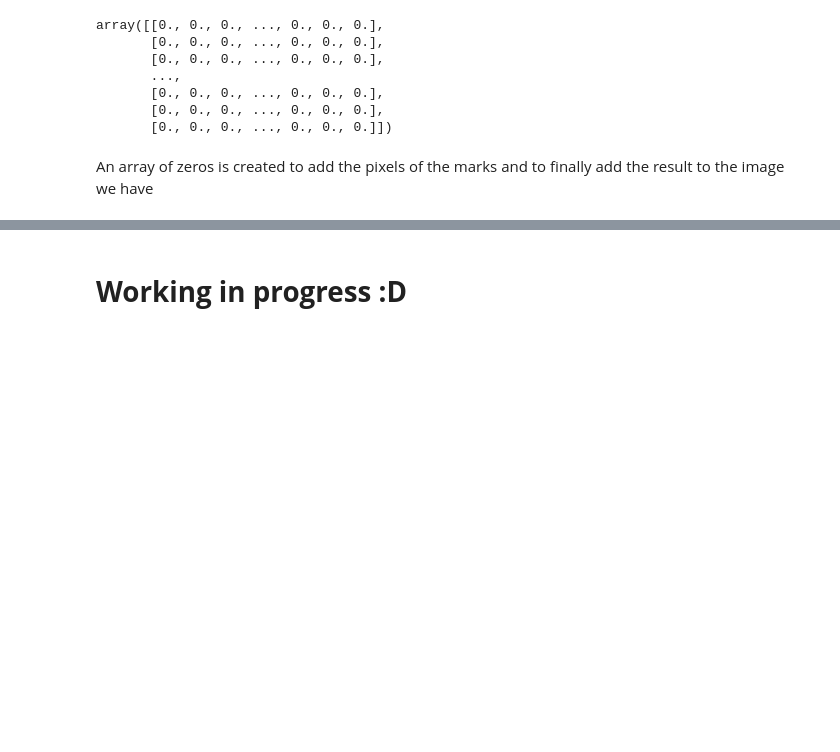
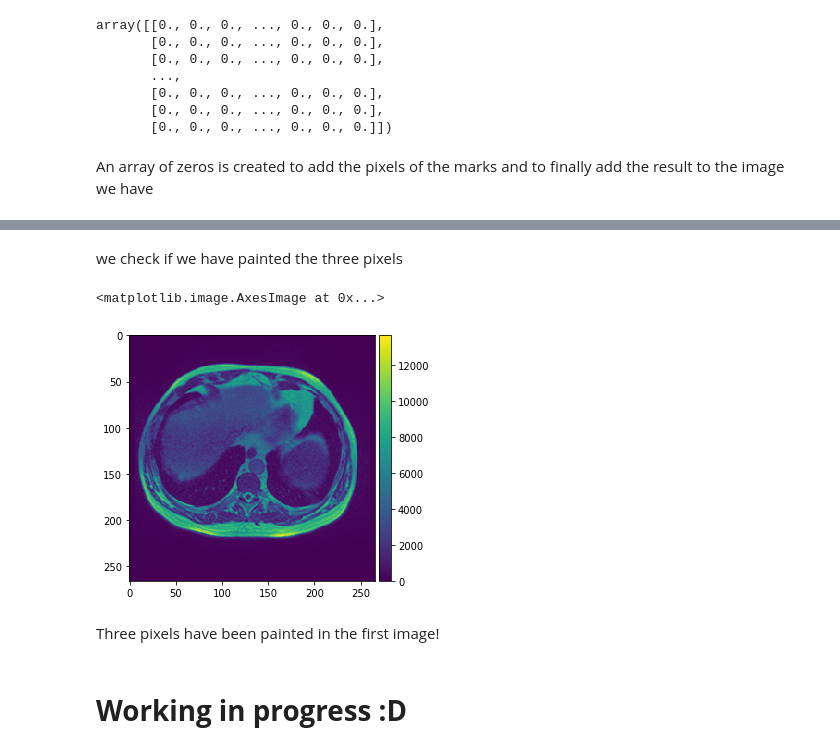
Before and after one commit to p3p31v/UW-Madison-GI, a Jupyter notebook: uw-madison-gi-track-data-analysis.ipynb, the cells around one changed output, grey strips where cells are left out. Drawn from its saved outputs; the diff is of its cells as text; code cells hidden in the pictures; blank space fills up the shorter version.

```diff
--- a/uw-madison-gi-track-data-analysis.ipynb
+++ b/uw-madison-gi-track-data-analysis.ipynb
@@ -157,7 +157,8 @@ io.imshow(array)
 <matplotlib.image.AxesImage at 0x...>
 [figure]
 # %%
-np.zeros((266,266))
+masks = np.zeros((266,266))
+masks
 # %% [output]
 array([[0., 0., 0., ..., 0., 0., 0.],
        [0., 0., 0., ..., 0., 0., 0.],
@@ -168,3 +169,8 @@ array([[0., 0., 0., ..., 0., 0., 0.],
        [0., 0., 0., ..., 0., 0., 0.]])
 # %% [markdown]
 An array of zeros is created to add the pixels of the marks and to finally add the result to the image we have
+# %%
+col =int(int(segmentation[0][0])/266)
+
+row = int(segmentation[0][0])-266*(col)
+print(col,row)
@@ -170,0 +181,7 @@ An array of zeros is created to add the pixels of the marks and to finally add t
+# %%
+for i in range(int(segmentation[0][1])):
+    masks[row][col]=255 - masks[row][col]
+    if row ==266:
+        col = col + 1
+        row = 0
+    row = row + 1
@@ -170,0 +194,2 @@ An array of zeros is created to add the pixels of the marks and to finally add t
+# %%
+image_mask = image_0 - masks
@@ -171,2 +216,11 @@ An array of zeros is created to add the pixels of the marks and to finally add t
+# %% [markdown]
+we check if we have painted the three pixels
+# %%
+io.imshow(image_mask)
+# %% [output]
+<matplotlib.image.AxesImage at 0x...>
+[figure, added]
+# %% [markdown]
+Three pixels have been painted in the first image!
 # %% [markdown]
 # **Working in progress :D**
```
Also changed, not shown: parts of 6 cells of this notebook.
